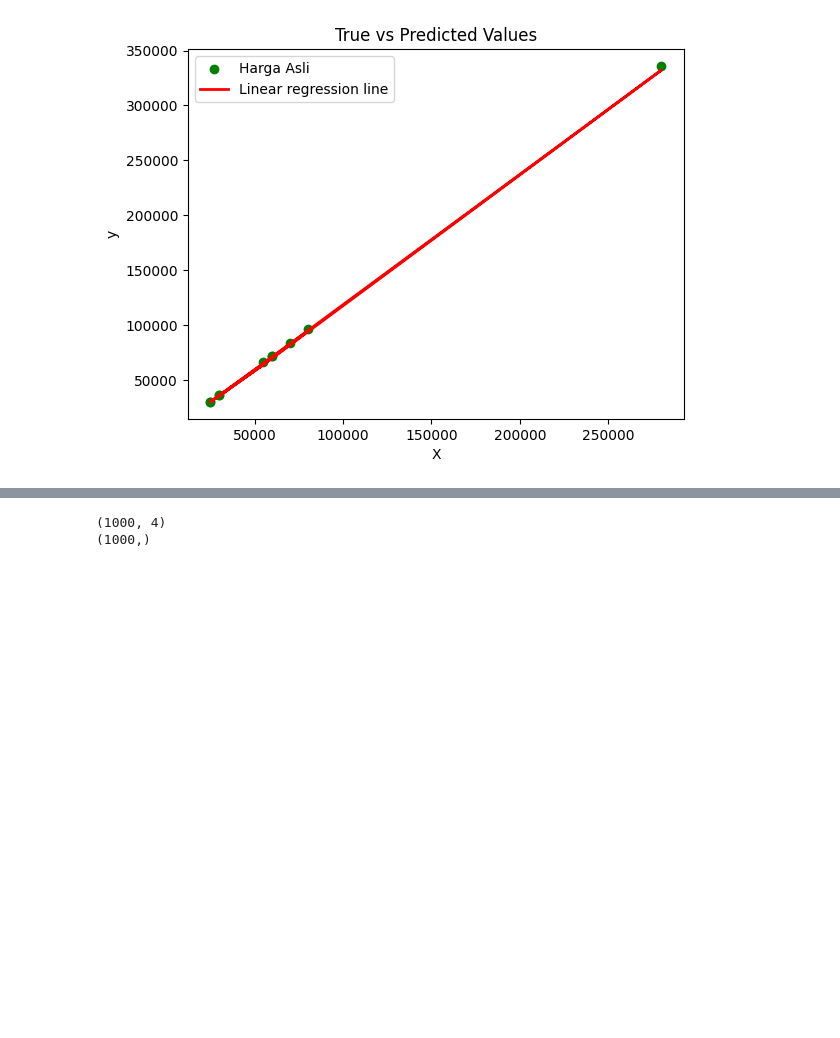
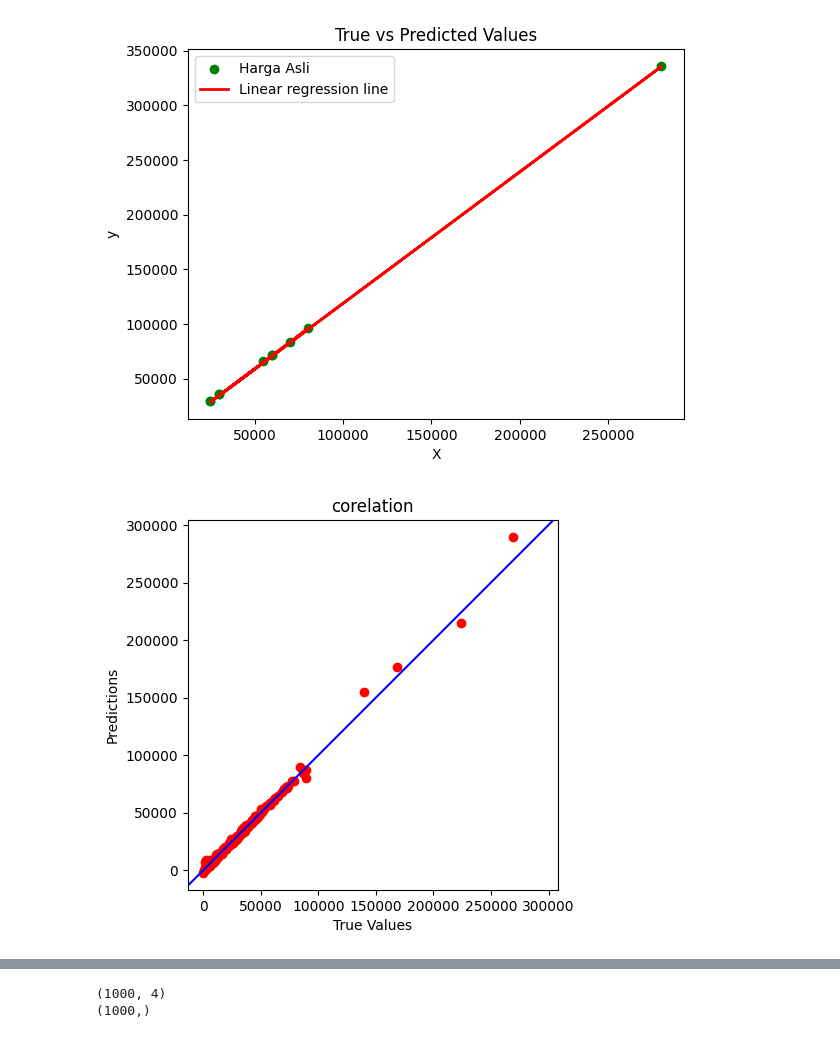
Before and after one commit to Bloomy-Bangkit/bloomy-price-predictor, a Jupyter notebook: pricepredictor_mix.ipynb, the cells around one changed output, grey strips where cells are left out. Cells and saved outputs as stored; diff of their text form; code cells hidden in the pictures; blank space fills up the shorter version.

```diff
--- a/pricepredictor_mix.ipynb
+++ b/pricepredictor_mix.ipynb
@@ -290,6 +290,17 @@ plt.title('True vs Predicted Values')
 plt.show()
 # %% [output]
 [figure]
+# %%
+plt.scatter(scaler2.inverse_transform(y_test), scaler2.inverse_transform(y_pred1), color='red')
+plt.title('corelation')
+plt.xlabel('True Values')
+plt.ylabel('Predictions')
+plt.axis('equal')
+plt.axis('square')
+plt.plot([-100000000, 100000000], [-100000000, 100000000], color='blue')
+plt.show()
+# %% [output]
+[figure, added]
 # %%
 residuals = y_test - scaler2.inverse_transform(y_pred1)
 
```
Also changed, not shown: parts of 8 cells of this notebook.
